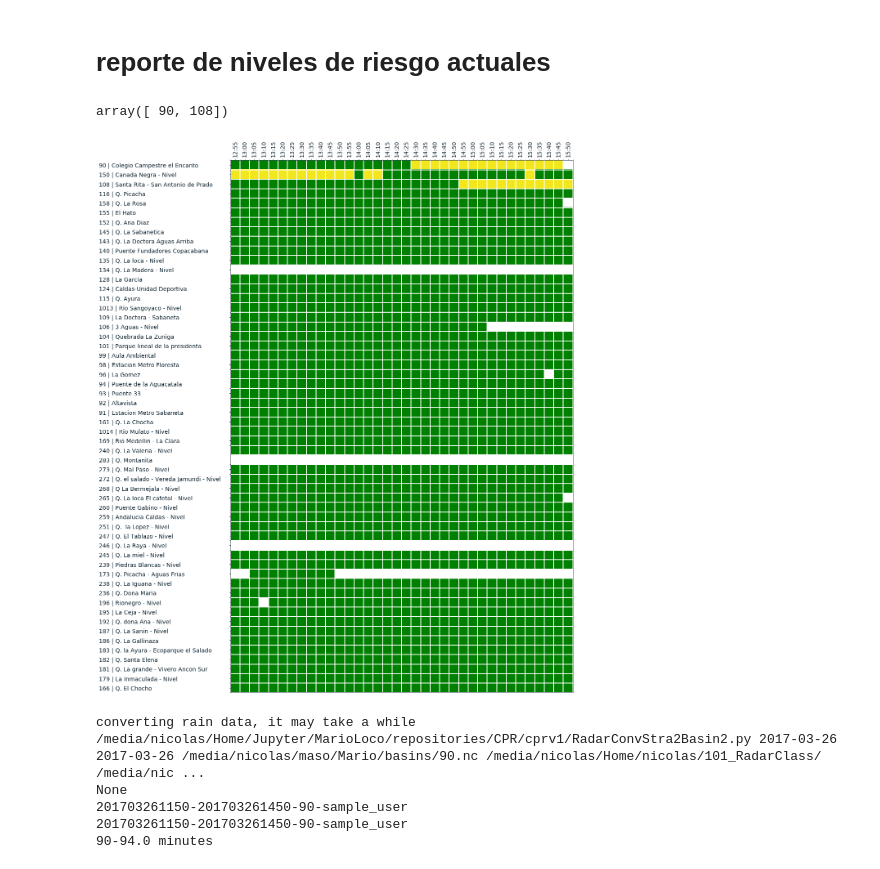
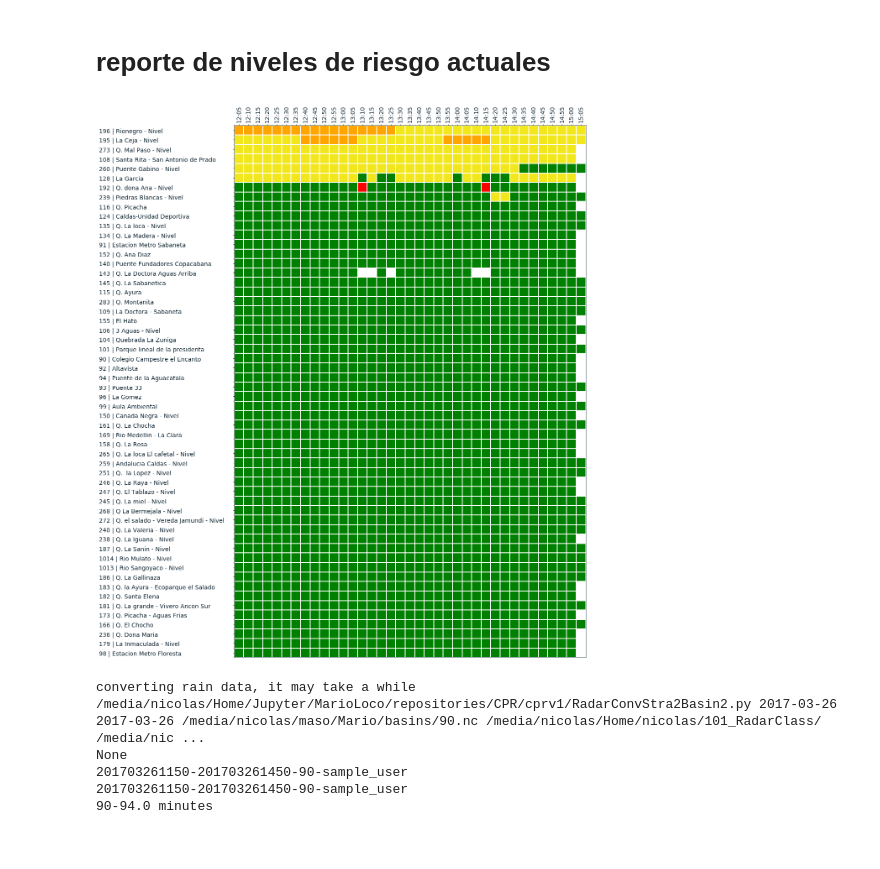
Before and after one commit to vanesalo10/CPR, a Jupyter notebook: documentacion/3-Modulo-Nivel-wmf.ipynb, the cells around one changed output. Saved outputs shown, nothing was run; the diff lists cells and outputs as text; code cells hidden in the pictures.

Commit message:
new way to display risk_report

```diff
--- a/documentacion/3-Modulo-Nivel-wmf.ipynb
+++ b/documentacion/3-Modulo-Nivel-wmf.ipynb
@@ -293,10 +293,9 @@ objeto.plot_basin_rain(acumulado/1000.,cbar=True)
 # %% [markdown]
 # reporte de niveles de riesgo actuales
 # %%
-objeto.make_risk_report_current()
+objeto.reporte_nivel()
 # %% [output]
-array([ 90, 108])
-[figure, old version]
+[figure, new version]
 # %%
 objeto.rain_report('2017-03-26 14:20:00')
 # %% [output]
```
Also changed, not shown: parts of 4 cells of this notebook.
